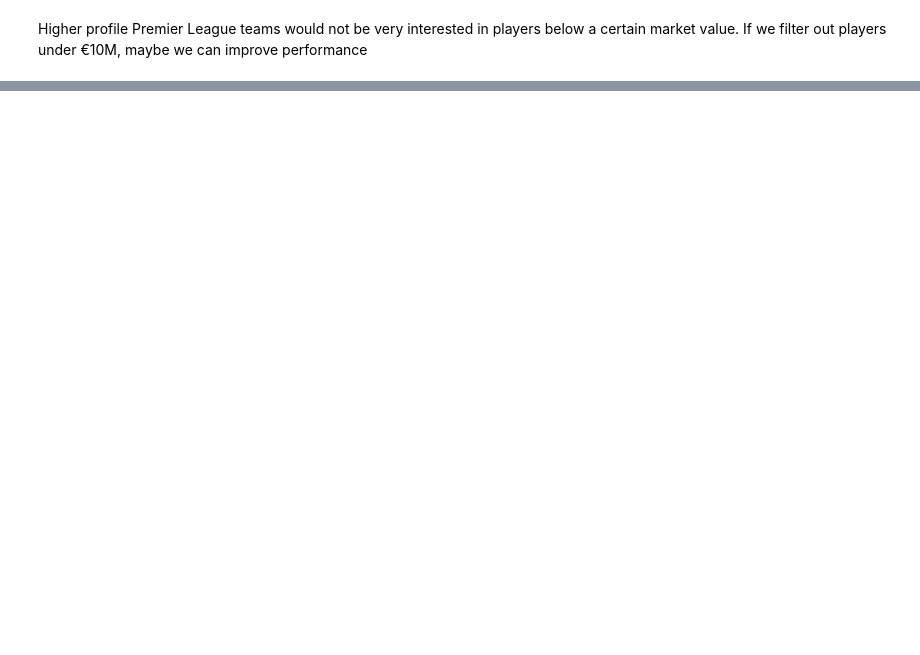
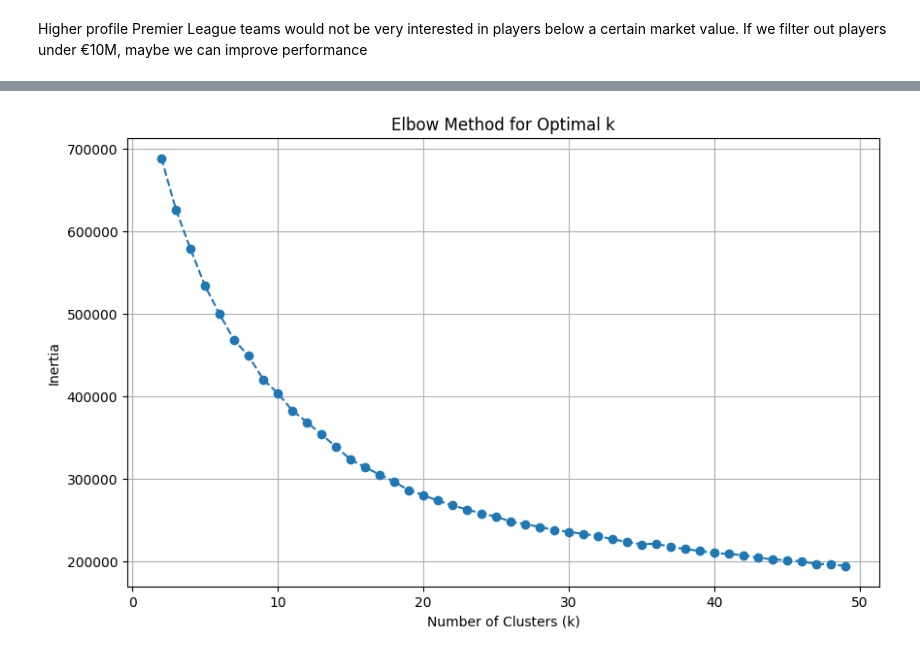
Before and after one commit to samdjol/DS-Capstone-2, a Jupyter notebook: Notebooks/Cap2.ipynb, the cells around one changed output, grey strips where cells are left out. Saved outputs shown, nothing was run; the diff lists cells and outputs as text; code cells hidden in the pictures; blank space fills up the shorter version.

```diff
--- a/Notebooks/Cap2.ipynb
+++ b/Notebooks/Cap2.ipynb
@@ -977,0 +1875,51 @@ print(biggest_misses.sort_values('residual_error', ascending=True)[display_cols]
+# %%
+from sklearn.cluster import KMeans
+from sklearn.pipeline import Pipeline
+
+# --- 1. Select and Prepare the Data ---
+numerical_features = [
+    'height_in_cm', 'contract_days_remaining', 'yellow_cards',
+    'goals', 'assists', 'minutes_played', 'red_cards', 'club_1',
+    'club_2', 'club_3', 'club_4', 'club_5', 'club_6', 'club_7',
+    'club_8', 'club_9', 'club_10', 'club_11', 'club_12',
+    'club_13', 'age', 'age_peak_diff_sq', 'goals_per_90',
+    'assists_per_90','goals_adjusted_y', 'assists_adjusted_y',
+    'minutes_played_adjusted_y'
+]
+
+# Create a new DataFrame with only the features for clustering
+cluster_df = model5_df[numerical_features].copy()
+
+# --- 2. Create a Preprocessing Pipeline ---
+# K-Means requires data to be scaled and have no missing values.
+# The imputer handles any NaNs, and the scaler standardizes the features.
+preprocessing_pipeline = Pipeline(steps=[
+    ('imputer', SimpleImputer(strategy='median')),
+    ('scaler', StandardScaler())
+])
+
+# Apply the preprocessing to your data
+X_processed = preprocessing_pipeline.fit_transform(cluster_df)
+
+
+# --- 3. Find the Optimal Number of Clusters (k) using the Elbow Method ---
+# We calculate the inertia (sum of squared distances to the closest centroid)
+# for a range of k values. The "elbow" point is the optimal k.
+inertia_scores = []
+k_range = range(2, 50) # Test k from 2 to 10 clusters
+
+for k in k_range:
+    kmeans = KMeans(n_clusters=k, random_state=42, n_init=10)
+    kmeans.fit(X_processed)
+    inertia_scores.append(kmeans.inertia_)
+
+# Plot the Elbow Curve
+plt.figure(figsize=(10, 6))
+plt.plot(k_range, inertia_scores, marker='o', linestyle='--')
+plt.xlabel('Number of Clusters (k)')
+plt.ylabel('Inertia')
+plt.title('Elbow Method for Optimal k')
+plt.grid(True)
+plt.show()
+# %% [output]
+[figure, added]
```
Also changed, not shown: parts of 89 cells of this notebook, 1 other file.
